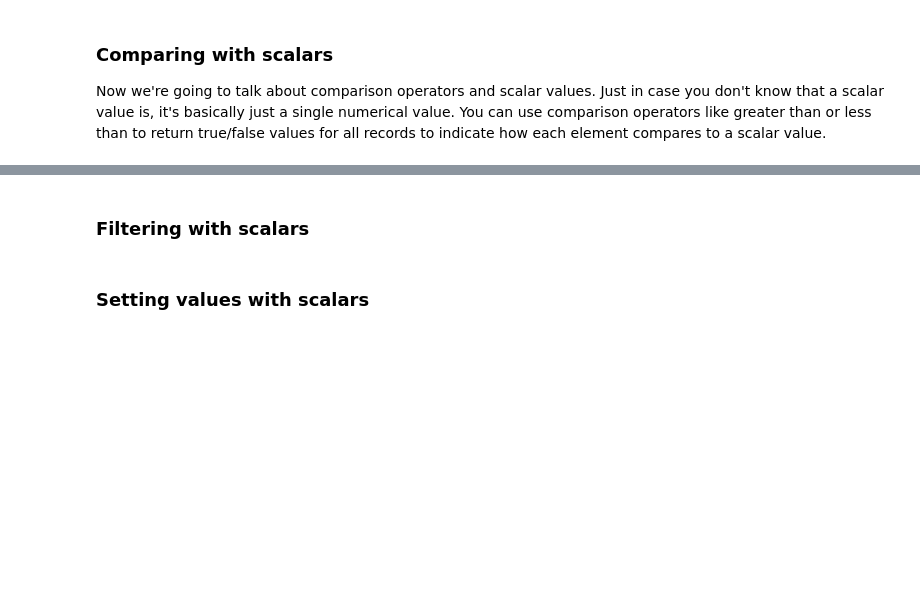
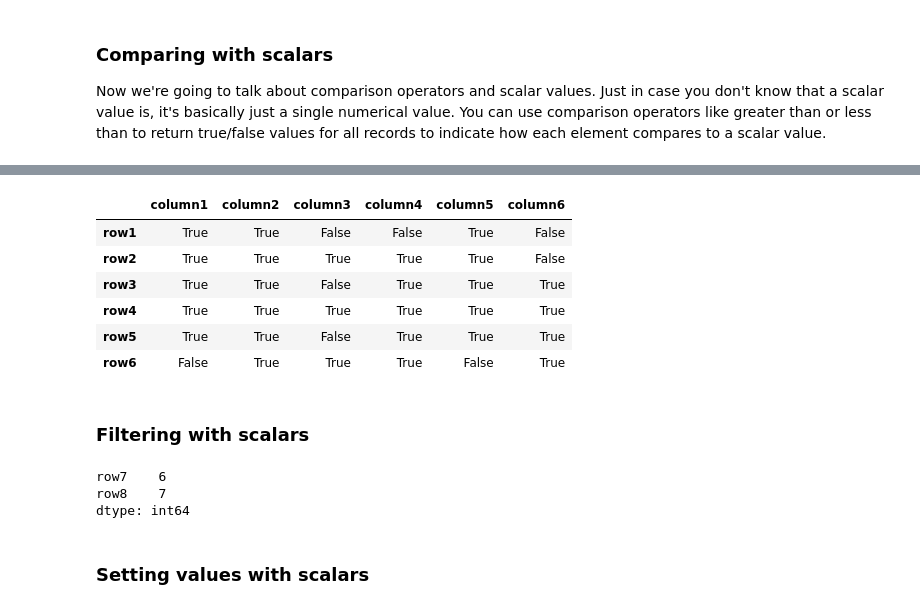
Before and after one commit to ArifAygun/Python-for-Data-Science-Essential-Training-Part-1, a Jupyter notebook: AA_linked_Python_for_DS_Ess_Train_Part_1_02_01.ipynb, the cells around one changed output, grey strips where cells are left out. Drawn from its saved outputs; the diff is of its cells as text; code cells hidden in the pictures; blank space fills up the shorter version.

```diff
--- a/AA_linked_Python_for_DS_Ess_Train_Part_1_02_01.ipynb
+++ b/AA_linked_Python_for_DS_Ess_Train_Part_1_02_01.ipynb
@@ -135,5 +187,21 @@ Now we're going to talk about comparison operators and scalar values. Just in ca
+# %%
+DF_obj > 0.3
+# %% [output]
+|  | column1 | column2 | column3 | column4 | column5 | column6 |
+| row1 | True | True | False | False | True | False |
+| row2 | True | True | True | True | True | False |
+| row3 | True | True | False | True | True | True |
+| row4 | True | True | True | True | True | True |
+| row5 | True | True | False | True | True | True |
+| row6 | False | True | True | True | False | True |
 # %% [markdown]
 ### Filtering with scalars
+# %%
+series_obj[series_obj > 5]
+# %% [output]
+row7    6
+row8    7
+dtype: int64
 # %% [markdown]
 ### Setting values with scalars
 # %% [markdown]
```
Also changed, not shown: parts of 5 cells of this notebook.
